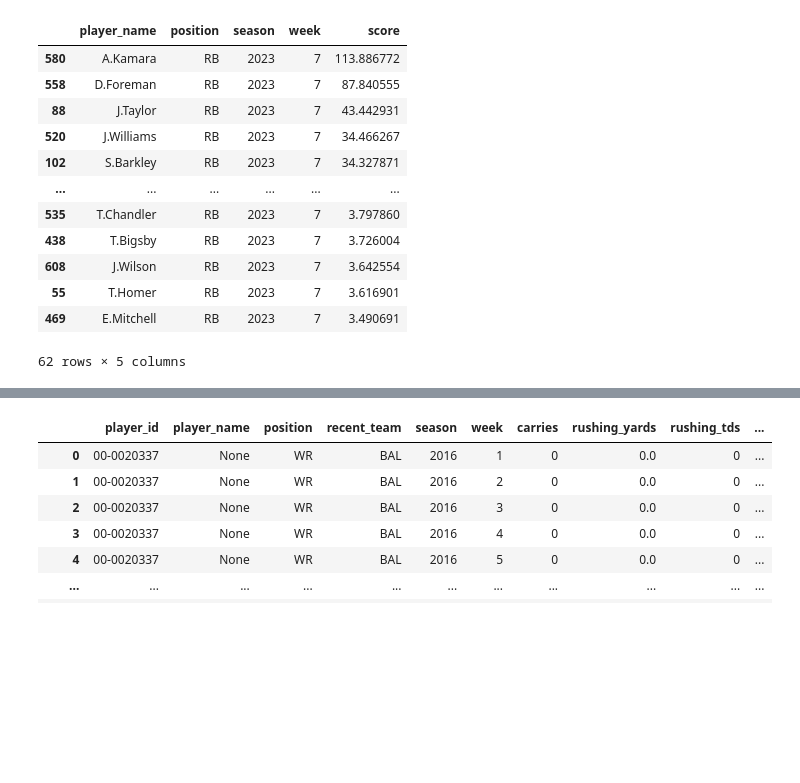
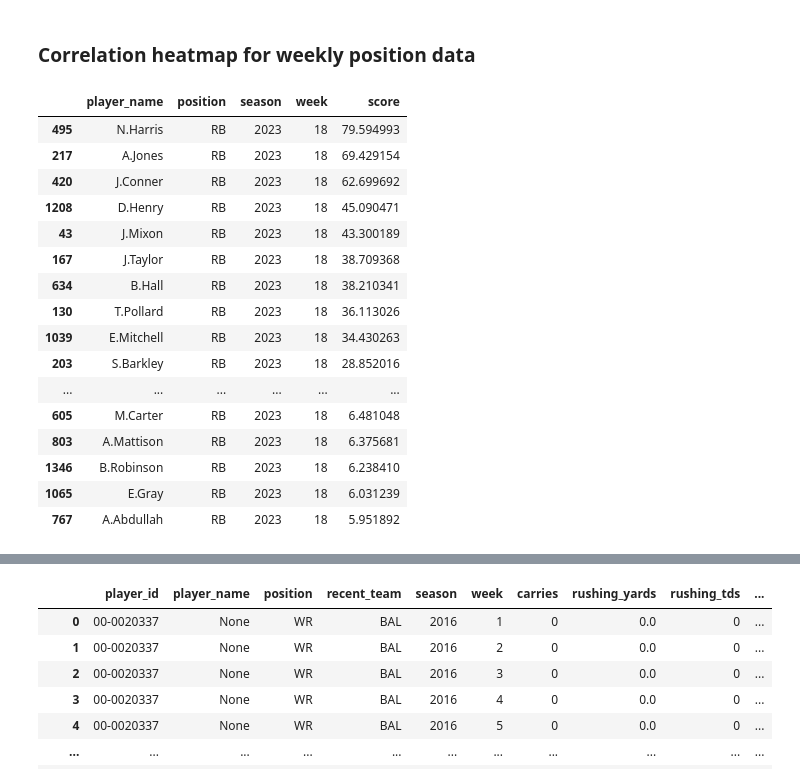
Before and after one commit to tbakely/NFL-Analysis, a Jupyter notebook: analysis.ipynb, the cells around one changed output, grey strips where cells are left out. Saved outputs shown, nothing was run; the diff lists cells and outputs as text; code cells hidden in the pictures; blank space fills up the shorter version.

```diff
--- a/analysis.ipynb
+++ b/analysis.ipynb
@@ -160,3 +166,5 @@ on te.player_id = rz.player_id
 and te.season = rz.season
 and te.week = rz.week
 """
+# %% [markdown]
+### Correlation heatmap for weekly position data
@@ -170,18 +193,22 @@ rb_report = PR("RB")
 wr_report = PR("WR")
 te_report = PR("TE")
 # %%
-rb_report.get_report_by_week(7)
+rb_report.get_report_by_week(18).head(50)
 # %% [output]
 |  | player_name | position | season | week | score |
-| 580 | A.Kamara | RB | 2023 | 7 | 113.886772 |
-| 558 | D.Foreman | RB | 2023 | 7 | 87.840555 |
-| 88 | J.Taylor | RB | 2023 | 7 | 43.442931 |
-| 520 | J.Williams | RB | 2023 | 7 | 34.466267 |
-| 102 | S.Barkley | RB | 2023 | 7 | 34.327871 |
+| 495 | N.Harris | RB | 2023 | 18 | 79.594993 |
+| 217 | A.Jones | RB | 2023 | 18 | 69.429154 |
+| 420 | J.Conner | RB | 2023 | 18 | 62.699692 |
+| 1208 | D.Henry | RB | 2023 | 18 | 45.090471 |
+| 43 | J.Mixon | RB | 2023 | 18 | 43.300189 |
+| 167 | J.Taylor | RB | 2023 | 18 | 38.709368 |
+| 634 | B.Hall | RB | 2023 | 18 | 38.210341 |
+| 130 | T.Pollard | RB | 2023 | 18 | 36.113026 |
+| 1039 | E.Mitchell | RB | 2023 | 18 | 34.430263 |
+| 203 | S.Barkley | RB | 2023 | 18 | 28.852016 |
 | ... | ... | ... | ... | ... | ... |
-| 535 | T.Chandler | RB | 2023 | 7 | 3.797860 |
-| 438 | T.Bigsby | RB | 2023 | 7 | 3.726004 |
-| 608 | J.Wilson | RB | 2023 | 7 | 3.642554 |
-| 55 | T.Homer | RB | 2023 | 7 | 3.616901 |
-| 469 | E.Mitchell | RB | 2023 | 7 | 3.490691 |
+| 605 | M.Carter | RB | 2023 | 18 | 6.481048 |
+| 803 | A.Mattison | RB | 2023 | 18 | 6.375681 |
+| 1346 | B.Robinson | RB | 2023 | 18 | 6.238410 |
+| 1065 | E.Gray | RB | 2023 | 18 | 6.031239 |
+| 767 | A.Abdullah | RB | 2023 | 18 | 5.951892 |
-62 rows × 5 columns
```
Also changed, not shown: parts of 24 cells of this notebook, 4 other files.
